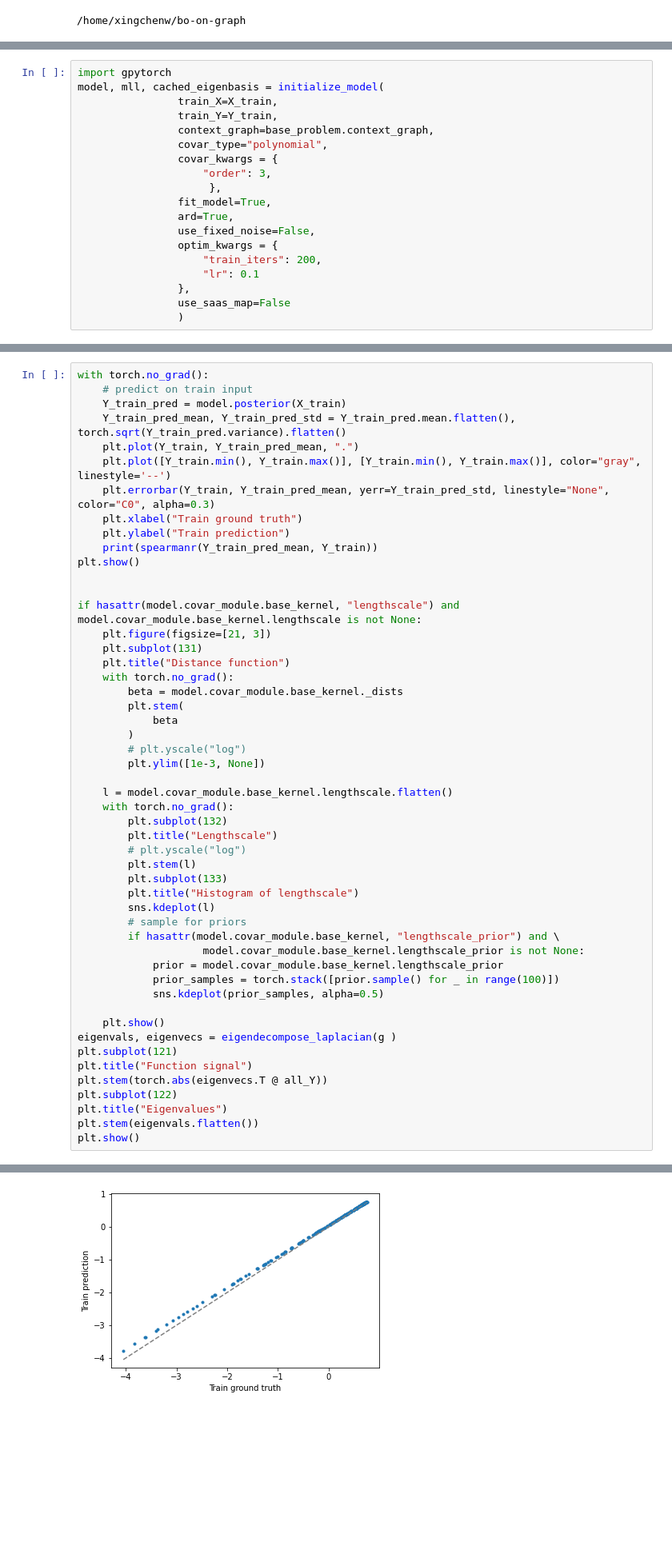
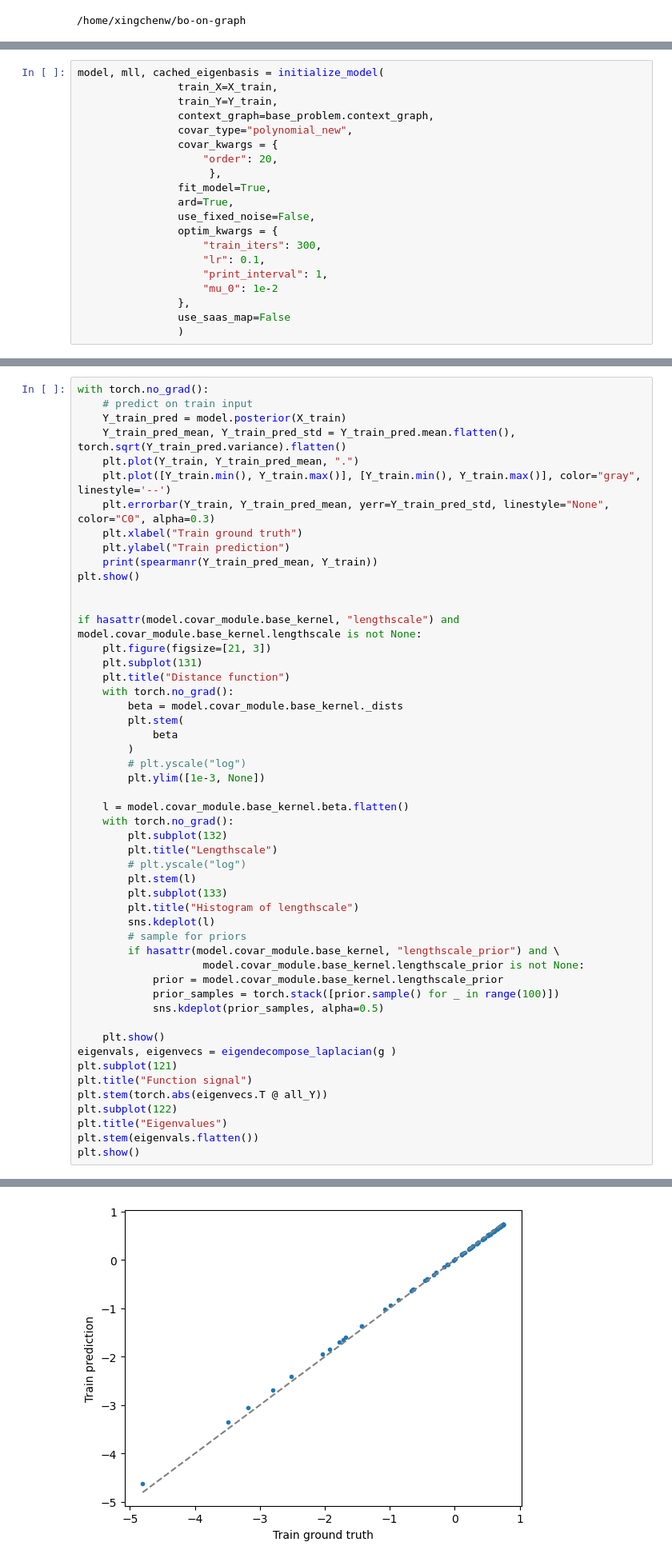
Before and after one commit to xingchenwan/bo-on-graph, a Jupyter notebook: notebooks/gp_cv.ipynb, the cells around one changed output, grey strips where cells are left out. Shown at 80% size. Drawn from its saved outputs; the diff is of its cells as text; blank space fills up the shorter version.

Commit message:
New kernel

```diff
--- a/notebooks/gp_cv.ipynb
+++ b/notebooks/gp_cv.ipynb
@@ -111,19 +108,20 @@ from scipy.stats import spearmanr
 # %%
-import gpytorch
 model, mll, cached_eigenbasis = initialize_model(
                 train_X=X_train,
                 train_Y=Y_train,
                 context_graph=base_problem.context_graph,
-                covar_type="polynomial",
+                covar_type="polynomial_new",
                 covar_kwargs = {
-                    "order": 3,
+                    "order": 20,
                      },
                 fit_model=True,
                 ard=True,
                 use_fixed_noise=False,
                 optim_kwargs = {
-                    "train_iters": 200,
-                    "lr": 0.1
+                    "train_iters": 300,
+                    "lr": 0.1,
+                    "print_interval": 1,
+                    "mu_0": 1e-2
                 },
                 use_saas_map=False
                 )
@@ -153,7 +169,7 @@ if hasattr(model.covar_module.base_kernel, "lengthscale") and model.covar_module
         # plt.yscale("log")
         plt.ylim([1e-3, None])
 
-    l = model.covar_module.base_kernel.lengthscale.flatten()
+    l = model.covar_module.base_kernel.beta.flatten()
     with torch.no_grad():
         plt.subplot(132)
         plt.title("Lengthscale")
@@ -183 +199 @@ SpearmanrResult(correlation=0.999980902438028, pvalue=0.0)
-[figure, old version]
+[figure, new version]
```
Also changed, not shown: parts of 7 cells of this notebook, 2 other files.
